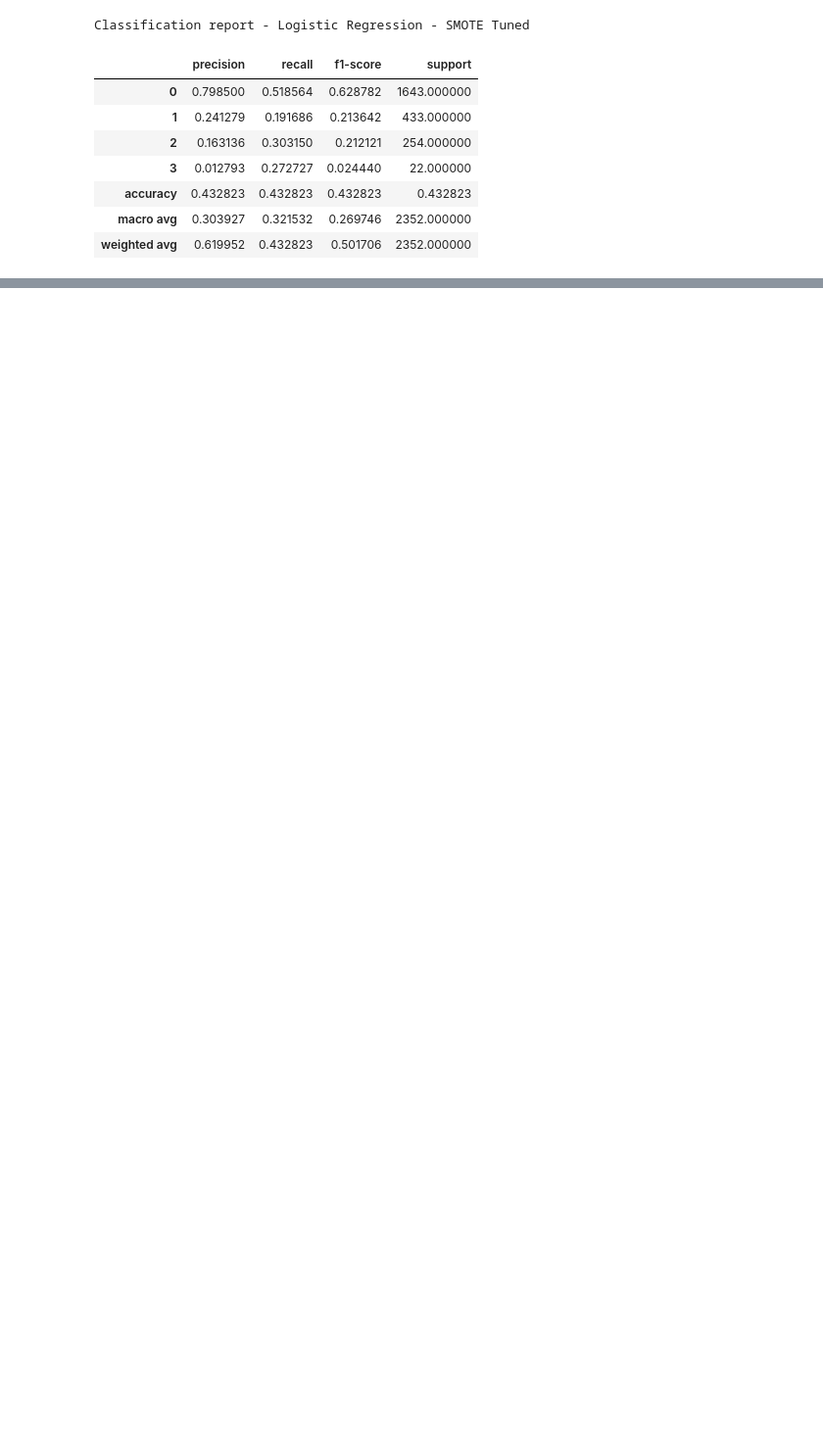
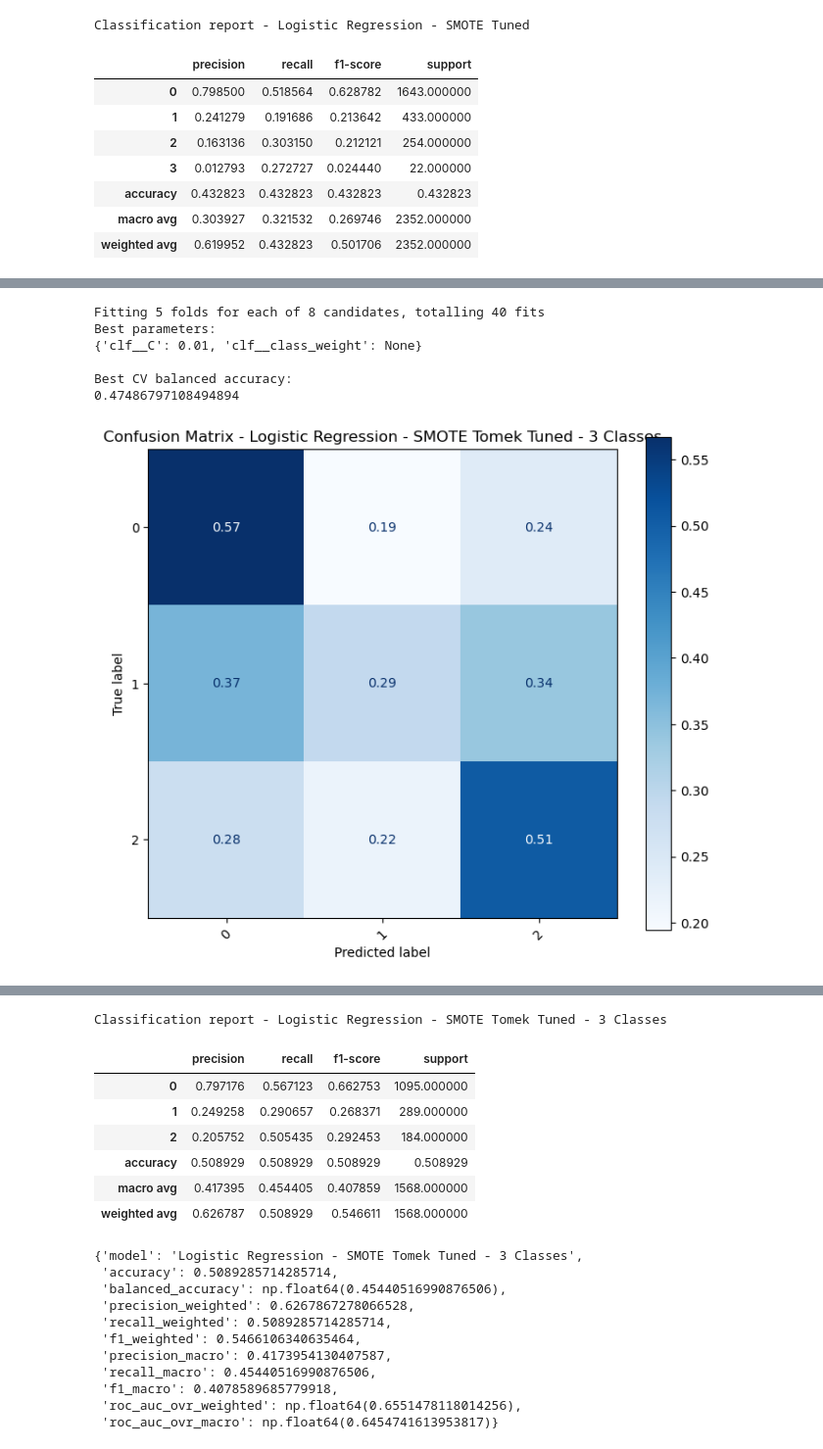
Before and after one commit to lorenzobuccolini03/Data-Mining---Advanced-Topics, a Jupyter notebook: Advanced Classification/logistic_regression.ipynb, the cells around one changed output, grey strips where cells are left out. Shown at 98% size. Drawn from its saved outputs; the diff is of its cells as text; code cells hidden in the pictures; blank space fills up the shorter version.

```diff
--- a/Advanced Classification/logistic_regression.ipynb
+++ b/Advanced Classification/logistic_regression.ipynb
@@ -664,0 +810,55 @@ logistic_results_table.sort_values("f1_macro", ascending=False)
+# %%
+#doing the same for the SMOTE Logistic Regression
+from imblearn.pipeline import Pipeline
+from imblearn.over_sampling import SMOTE
+from sklearn.model_selection import GridSearchCV, StratifiedKFold
+from sklearn.linear_model import LogisticRegression
+cv = StratifiedKFold(
+    n_splits=5,
+    shuffle=True,
+    random_state=42
+)
+pipe_smote_tomek_logistic = Pipeline([
+    ("smote_tomek", SMOTETomek(random_state=42)),
+    ("clf", LogisticRegression(random_state=42, max_iter=3000))
+])
+param_grid_smote_tomek_logistic = {
+    "clf__C": [0.01, 0.1, 1, 10],
+    "clf__class_weight": [None, "balanced"]
+}
+grid_smote_tomek_logistic = GridSearchCV(
+    estimator=pipe_smote_tomek_logistic,
+    param_grid=param_grid_smote_tomek_logistic,
+    scoring="balanced_accuracy",
+    cv=cv,
+    n_jobs=-1,
+    verbose=1
+)
+grid_smote_tomek_logistic.fit(X_train_scaled, y_train)
+
+print("Best parameters:")
+print(grid_smote_tomek_logistic.best_params_)
+print("\nBest CV balanced accuracy:")
+print(grid_smote_tomek_logistic.best_score_)
+best_smote_tomek_logistic = grid_smote_tomek_logistic.best_estimator_
+results_logistic_smote_tomek_tuned, report_logistic_smote_tomek_tuned = evaluate_classifier(
+    model=best_smote_tomek_logistic,
+    X_test=X_test_scaled,
+    y_test=y_test,
+    model_name="Logistic Regression - SMOTE Tomek Tuned - 3 Classes",
+    labels=np.sort(y_test.unique()),
+    average="weighted",
+    plot_confusion=True,
+    plot_roc=True,
+    plot_pr=True,
+    normalize_cm="true"
+)
+results_logistic_smote_tomek_tuned
+# %% [output]
+Fitting 5 folds for each of 8 candidates, totalling 40 fits
+Best parameters:
+{'clf__C': 0.01, 'clf__class_weight': None}
+
+Best CV balanced accuracy:
+0.47486797108494894
+[figure, added]
@@ -664,0 +867,19 @@ logistic_results_table.sort_values("f1_macro", ascending=False)
+Classification report - Logistic Regression - SMOTE Tomek Tuned - 3 Classes
+|  | precision | recall | f1-score | support |
+| 0 | 0.797176 | 0.567123 | 0.662753 | 1095.000000 |
+| 1 | 0.249258 | 0.290657 | 0.268371 | 289.000000 |
+| 2 | 0.205752 | 0.505435 | 0.292453 | 184.000000 |
+| accuracy | 0.508929 | 0.508929 | 0.508929 | 0.508929 |
+| macro avg | 0.417395 | 0.454405 | 0.407859 | 1568.000000 |
+| weighted avg | 0.626787 | 0.508929 | 0.546611 | 1568.000000 |
+{'model': 'Logistic Regression - SMOTE Tomek Tuned - 3 Classes',
+ 'accuracy': 0.5089285714285714,
+ 'balanced_accuracy': np.float64(0.45440516990876506),
+ 'precision_weighted': 0.6267867278066528,
+ 'recall_weighted': 0.5089285714285714,
+ 'f1_weighted': 0.5466106340635464,
+ 'precision_macro': 0.4173954130407587,
+ 'recall_macro': 0.45440516990876506,
+ 'f1_macro': 0.4078589685779918,
+ 'roc_auc_ovr_weighted': np.float64(0.6551478118014256),
+ 'roc_auc_ovr_macro': np.float64(0.6454741613953817)}
```
Also changed, not shown: parts of 15 cells of this notebook, 1 other file.
